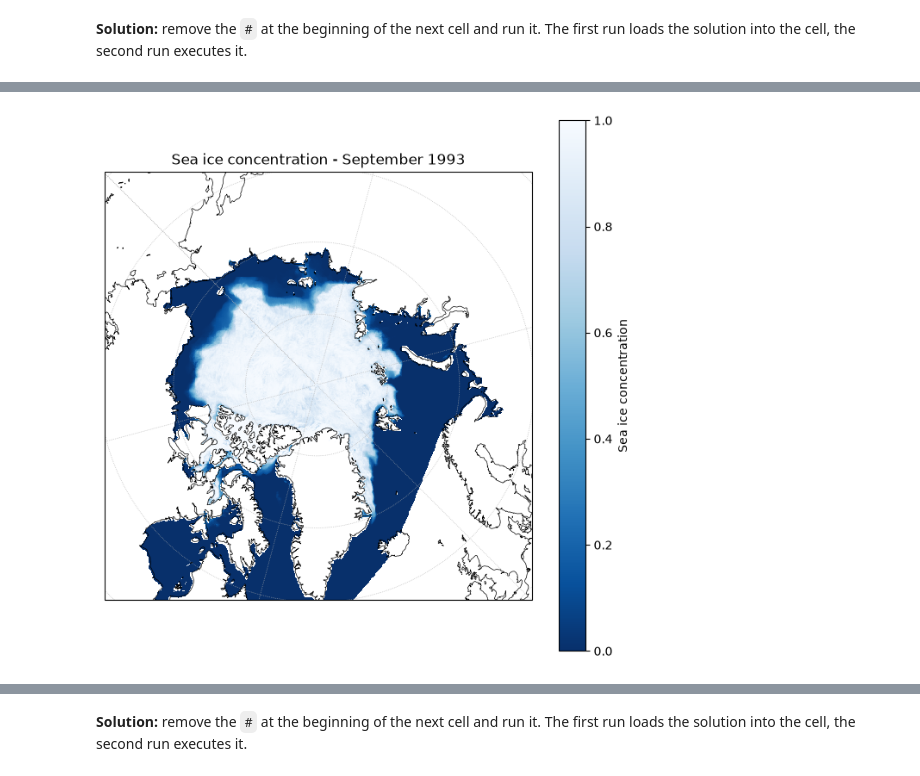
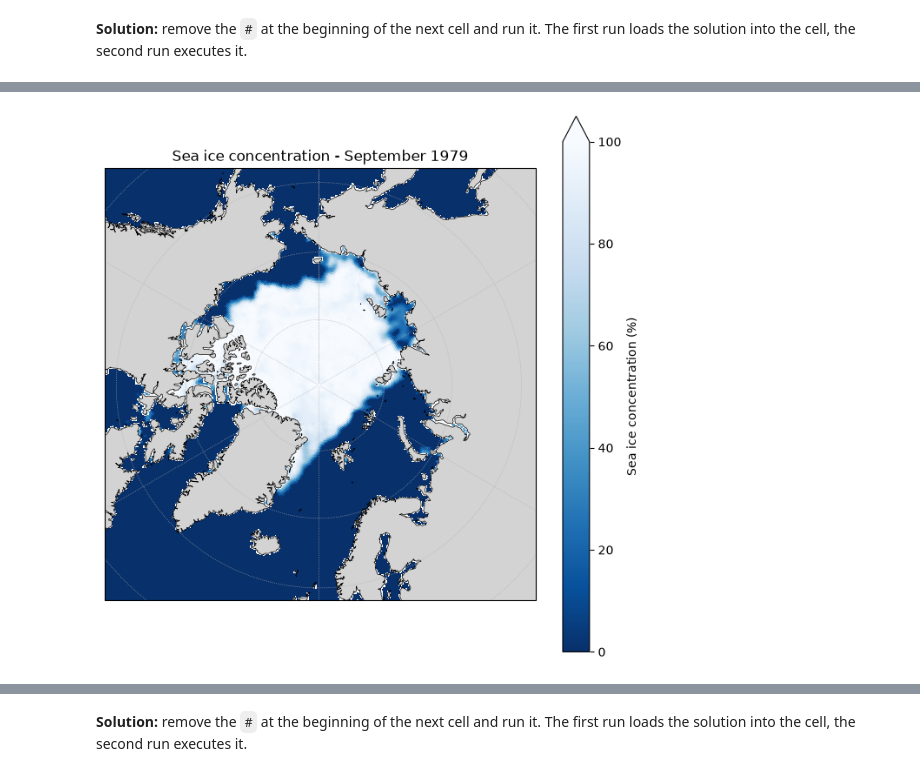
Before and after one commit to gkoenig-mercator/Training_Toolbox, a Jupyter notebook: ARCTBX-03-open-read.ipynb, the cells around one changed output, grey strips where cells are left out. Cells and saved outputs as stored; diff of their text form; code cells hidden in the pictures.

```diff
--- a/ARCTBX-03-open-read.ipynb
+++ b/ARCTBX-03-open-read.ipynb
@@ -248,10 +248,9 @@ The `open_dataset` function takes the same arguments as `subset`. Here, we only
 # %%
-sea_ice_dataset_id = "cmems_mod_arc_phy_my_nextsim_P1M-m"
+sea_ice_dataset_id = "OSISAF-GLO-SEAICE_CONC_TIMESERIES-NH-LA-OBS"
 
 sea_ice = copernicusmarine.open_dataset(
     dataset_id=sea_ice_dataset_id,
-    dataset_part="originalGrid",
-    variables=["siconc"],
+    variables=["ice_conc"],
     service="arco-geo-series"
 )
 sea_ice
@@ -357,13 +317,14 @@ Let's map the first and the last September of the dataset. The data are transfer
 # %%
-first_september = sea_ice["siconc"].sel(time="1993-09-01")
+first_september = sea_ice["ice_conc"].sel(time="1979-09-15", method="nearest")
 
-plot_nextsim_map(
+plot_arctic_map(
     first_september,
-    "Sea ice concentration - September 1993",
-    cmap="Blues_r", vmin=0, vmax=1,
-    cbar_kwargs={"label": "Sea ice concentration"},
+    "Sea ice concentration - September 1979",
+    step=1,
+    cmap="Blues_r", vmin=0, vmax=100,
+    cbar_kwargs={"label": "Sea ice concentration (%)"},
 )
 plt.show()
 # %% [output]
-[figure, old version]
+[figure, new version]
 # %%
```
Also changed, not shown: parts of 92 cells of this notebook, 6 other files.
